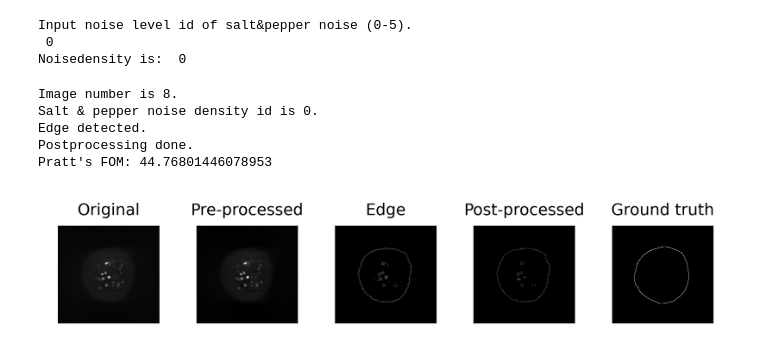
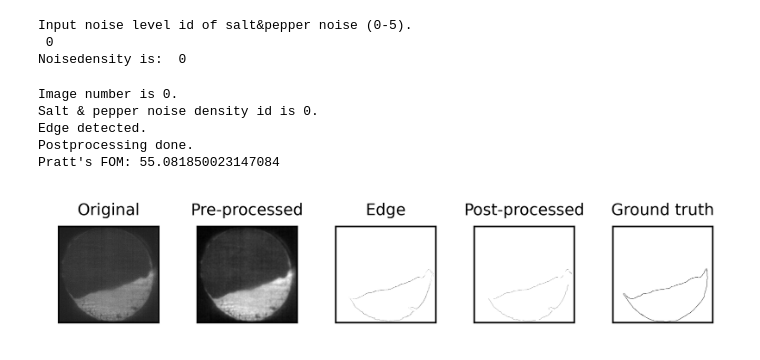
Before and after one commit to konkon8/edge_python, a Jupyter notebook: pipeline.ipynb, the cells around one changed output. Drawn from its saved outputs; the diff is of its cells as text; code cells hidden in the pictures.

```diff
--- a/pipeline.ipynb
+++ b/pipeline.ipynb
@@ -123,36 +123,36 @@ elif BW_final.ndim == 3:
     BW_final = np.concatenate((BW_final, BWlast_r),axis=0)
 
 #%% Calculate FOM & MSE
 if evaluation == 0:
     print("Pratt's FOM: Not evaluated")
 if evaluation == 1:
     score = ak_edge_eval(BWgt,BWlast)
     # Save FOM & MSE as array
     fom_array[i,k] = score['fom']
     mse_array[i,k] = score['mse']
     print(f"Pratt's FOM: {fom_array[i,k]}")
 
 #Show results
 fig, ax = plt.subplots(1,5, constrained_layout = True, figsize=(5, 1), dpi=600) # figsize: figure dimension (width, height) in inches.
 ax[0].imshow(Iori, cmap='gray')
 ax[0].set_title('Original',fontsize='small')
 ax[1].imshow(Ien, cmap='gray')
 ax[1].set_title('Pre-processed',fontsize='small')
-ax[2].imshow(BW, cmap='gray')
+ax[2].imshow(BW, cmap='gray_r')
 ax[2].set_title('Edge',fontsize='small')
-ax[3].imshow(BWlast, cmap='gray')
+ax[3].imshow(BWlast, cmap='gray_r')
 ax[3].set_title('Post-processed',fontsize='small')
-ax[4].imshow(BWgt, cmap='gray')
+ax[4].imshow(BWgt, cmap='gray_r')
 ax[4].set_title('Ground truth',fontsize='small')
 for i in np.arange(0,5):
     ax[i].set_xticks([])
     ax[i].set_yticks([])
 
 plt.show()
 # %% [output]
-Image number is 8.
+Image number is 0.
 Salt & pepper noise density id is 0.
 Edge detected.
 Postprocessing done.
-Pratt's FOM: 44.76801446078953
+Pratt's FOM: 55.081850023147084
-[figure, old version]
+[figure, new version]
```
Also changed, not shown: parts of 1 cell of this notebook.
